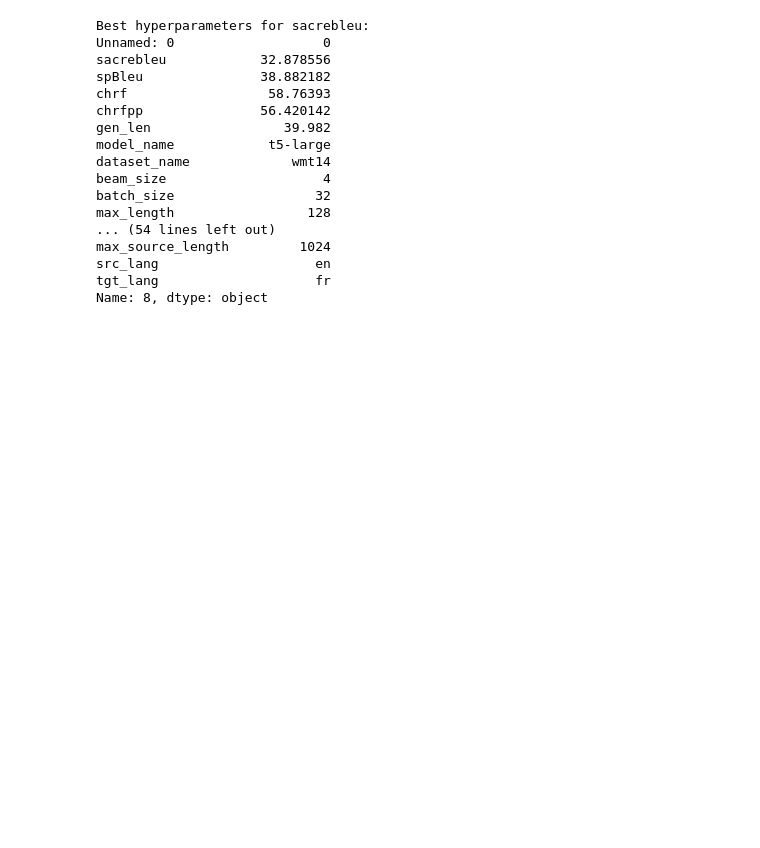
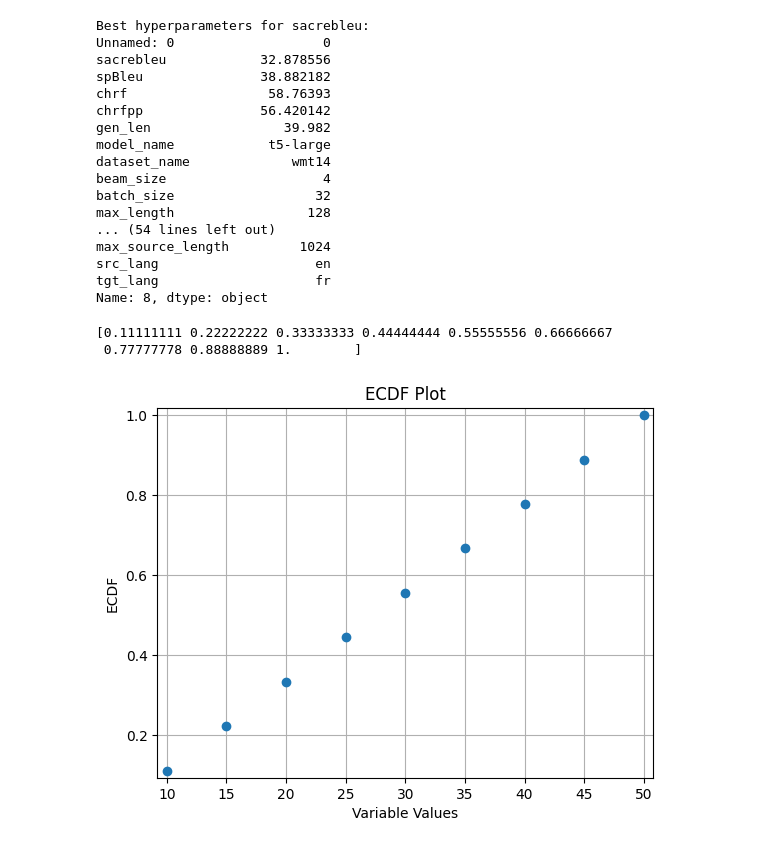
Before and after one commit to wassim2u/Benchmark, a Jupyter notebook: BenchmarkAnalysis.ipynb, the cells around one changed output. Cells and saved outputs as stored; diff of their text form; code cells hidden in the pictures; blank space fills up the shorter version.

```diff
--- a/BenchmarkAnalysis.ipynb
+++ b/BenchmarkAnalysis.ipynb
@@ -207,3 +216,26 @@ max_source_length         1024
 src_lang                    en
 tgt_lang                    fr
 Name: 8, dtype: object
+# %%
+import numpy as np
+import matplotlib.pyplot as plt
+
+# Sample data
+data = np.array([10, 15, 20, 25, 30, 35, 40, 45, 50])
+
+# Calculate the ECDF
+x = np.sort(data)
+y = np.arange(1, len(x) + 1) / len(x)
+print(y)
+# Create the ECDF plot
+plt.plot(x, y, marker='o', linestyle='none')
+plt.xlabel('Variable Values')
+plt.ylabel('ECDF')
+plt.title('ECDF Plot')
+plt.margins(0.02)  # Add a small margin around the plot
+plt.grid(True)
+plt.show()
+# %% [output]
+[0.11111111 0.22222222 0.33333333 0.44444444 0.55555556 0.66666667
+ 0.77777778 0.88888889 1.        ]
+[figure, added]
```
Also changed, not shown: parts of 3 cells of this notebook, 16 other files.
